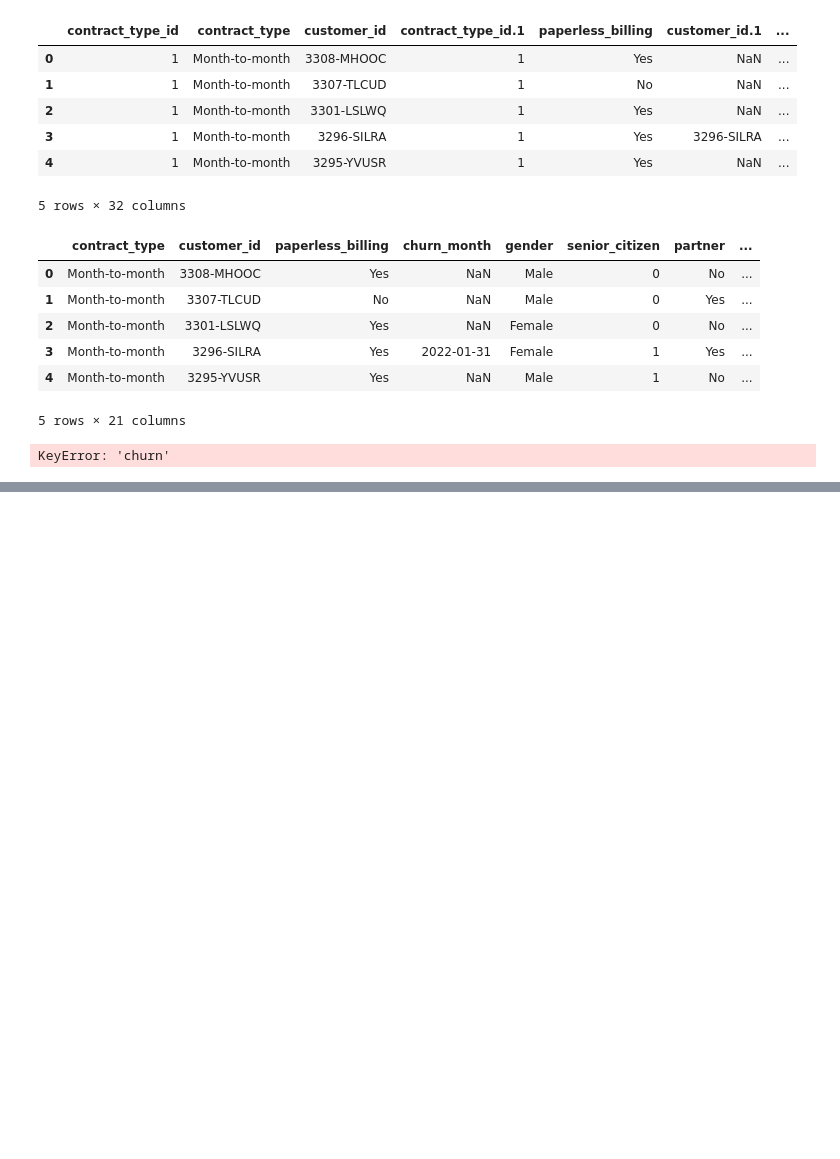
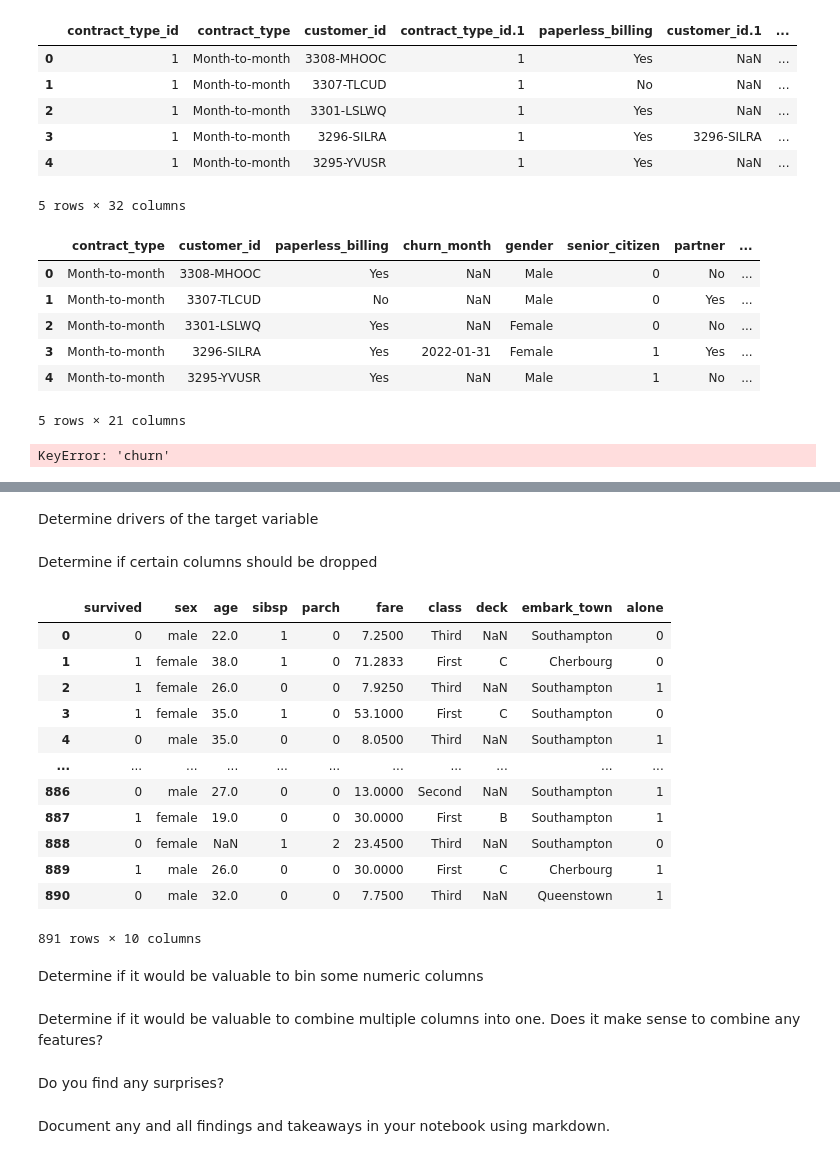
Before and after one commit to Msalazar2/classification-exercises, a Jupyter notebook: classification_exercises.ipynb, the cells around one changed output, grey strips where cells are left out. Drawn from its saved outputs; the diff is of its cells as text; code cells hidden in the pictures; blank space fills up the shorter version.

```diff
--- a/classification_exercises.ipynb
+++ b/classification_exercises.ipynb
@@ -896,0 +899,3 @@ Document takeaways and any actions.
+# %%
+df = acquire.get_titanic_data()
+df.head()
@@ -896,0 +910,29 @@ Document takeaways and any actions.
+# %% [markdown]
+Determine drivers of the target variable
+# %% [markdown]
+Determine if certain columns should be dropped
+# %%
+prep_titanic(df)
+# %% [output]
+|  | survived | sex | age | sibsp | parch | fare | class | deck | embark_town | alone |
+| 0 | 0 | male | 22.0 | 1 | 0 | 7.2500 | Third | NaN | Southampton | 0 |
+| 1 | 1 | female | 38.0 | 1 | 0 | 71.2833 | First | C | Cherbourg | 0 |
+| 2 | 1 | female | 26.0 | 0 | 0 | 7.9250 | Third | NaN | Southampton | 1 |
+| 3 | 1 | female | 35.0 | 1 | 0 | 53.1000 | First | C | Southampton | 0 |
+| 4 | 0 | male | 35.0 | 0 | 0 | 8.0500 | Third | NaN | Southampton | 1 |
+| ... | ... | ... | ... | ... | ... | ... | ... | ... | ... | ... |
+| 886 | 0 | male | 27.0 | 0 | 0 | 13.0000 | Second | NaN | Southampton | 1 |
+| 887 | 1 | female | 19.0 | 0 | 0 | 30.0000 | First | B | Southampton | 1 |
+| 888 | 0 | female | NaN | 1 | 2 | 23.4500 | Third | NaN | Southampton | 0 |
+| 889 | 1 | male | 26.0 | 0 | 0 | 30.0000 | First | C | Cherbourg | 1 |
+| 890 | 0 | male | 32.0 | 0 | 0 | 7.7500 | Third | NaN | Queenstown | 1 |
+891 rows × 10 columns
+# %% [markdown]
+Determine if it would be valuable to bin some numeric columns
+# %% [markdown]
+Determine if it would be valuable to combine multiple columns into one.
+Does it make sense to combine any features?
+# %% [markdown]
+Do you find any surprises?
+# %% [markdown]
+Document any and all findings and takeaways in your notebook using markdown.
```
Also changed, not shown: parts of 92 cells of this notebook, 2 other files.
